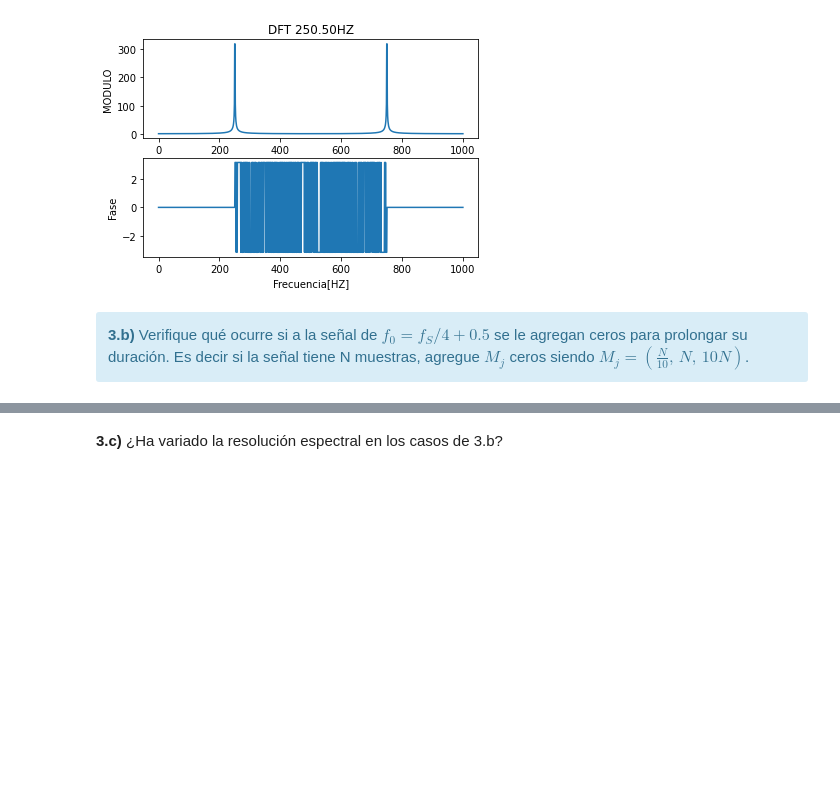
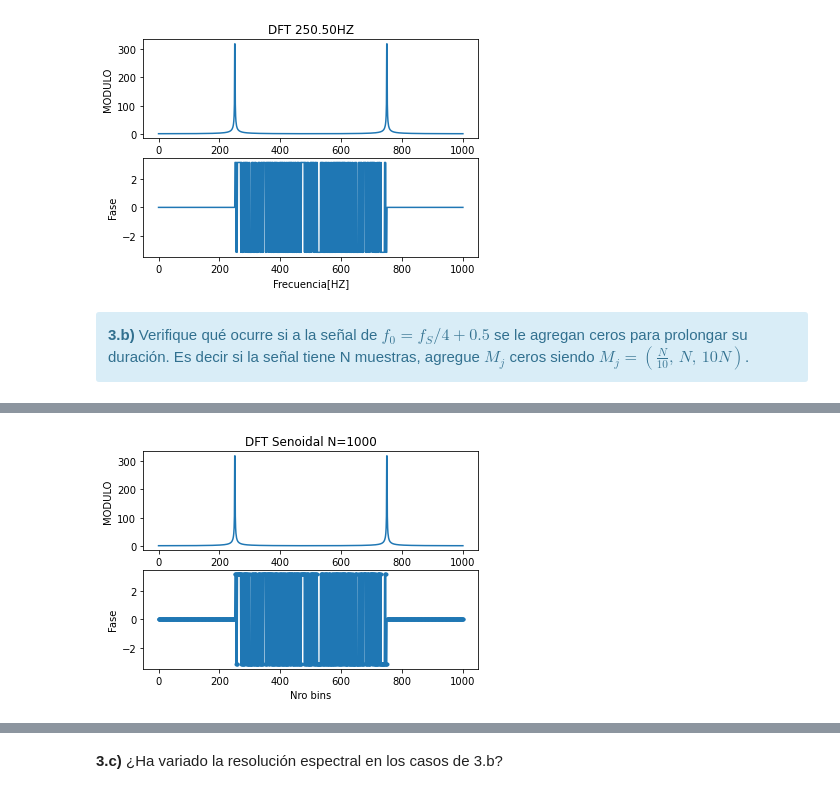
Before and after one commit to FabianVillada/PDS_TPs, a Jupyter notebook: TP1_Muestreo_Fourier.ipynb, the cells around one changed output, grey strips where cells are left out. Saved outputs shown, nothing was run; the diff lists cells and outputs as text; code cells hidden in the pictures; blank space fills up the shorter version.

Commit message:
3b falta interpretacion

```diff
--- a/TP1_Muestreo_Fourier.ipynb
+++ b/TP1_Muestreo_Fourier.ipynb
@@ -596,0 +595,88 @@ HTML(df.to_html())
+# %%
+# Inserte aquí su código
+import numpy as np
+import matplotlib.pyplot as plt
+from pandas import DataFrame
+from IPython.display import HTML
+
+def generador_senoidal (fs, f0, N, a0, p0):
+
+    tt=np.arange(N/fs , step=1/fs)
+    signal = a0 * np.sin( 2 * np.pi * f0 * tt + p0 )
+
+    return tt, signal
+
+
+fs = 1000
+f0 = fs/4 + 0.5
+a0 = 1 # Volts
+p0 = 0  #radianes.
+
+valor = [1000,1100,2000,11000]
+
+
+for i in range(len(valor)):
+    N = valor[i]
+    tt , signal = generador_senoidal(fs , f0 , N , a0 , p0)
+    fft = np.fft.fft(signal , N) # no hace falta pasar N
+    fftabs = np.abs(fft)
+    fftangle = np.angle(fft)
+
+    if i == 0:
+        f0_abs = fftabs
+        f0_angle = fftangle
+    if i == 1:
+        f1_abs = fftabs
+        f1_angle = fftangle
+    if i == 2:
+        f2_abs = fftabs
+        f2_angle = fftangle
+    else:
+        f3_abs = fftabs
+        f3_angle = fftangle
+
+freq = np.linspace( 0 , fs ,  1000 )
+plt.figure(1)
+plt.subplot(2, 1, 1)
+plt.plot(freq, f0_abs )
+plt.title('DFT Senoidal N=1000')
+plt.ylabel('MODULO')
+plt.subplot(2, 1, 2)
+plt.plot(freq, f0_angle, '.-')
+plt.xlabel('Nro bins')
+plt.ylabel('Fase')
+
+
+freq = np.linspace( 0 , 1100 ,  1100)
+plt.figure(2)
+plt.subplot(2, 1, 1)
+plt.plot(freq, f1_abs )
+plt.title('DFT  N=1100')
+plt.ylabel('MODULO')
+plt.subplot(2, 1, 2)
+plt.plot(freq, f1_angle)
+plt.xlabel('Nro Bins')
+plt.ylabel('Fase')
+
+freq = np.linspace( 0 , 2000  ,  2000 )
+plt.figure(3)
+plt.subplot(2, 1, 1)
+plt.plot(freq, f2_abs )
+plt.title('DFT  N=2000')
+plt.ylabel('MODULO')
+plt.subplot(2, 1, 2)
+plt.plot(freq, f2_angle)
+plt.xlabel('nro bins')
+plt.ylabel('Fase')
+
+freq = np.linspace( 0 , 11000 ,  11000 )
+plt.figure(4)
+plt.subplot(2, 1, 1)
+plt.plot(freq, f3_abs )
+plt.title('DFT N=11000')
+plt.ylabel('MODULO')
+plt.subplot(2, 1, 2)
+plt.plot(freq, f3_angle)
+plt.xlabel('nro bins')
+plt.ylabel('Fase')
+# %% [output]
@@ -596,0 +684 @@ HTML(df.to_html())
+[figure, added]
```
Also changed, not shown: parts of 3 cells of this notebook.
